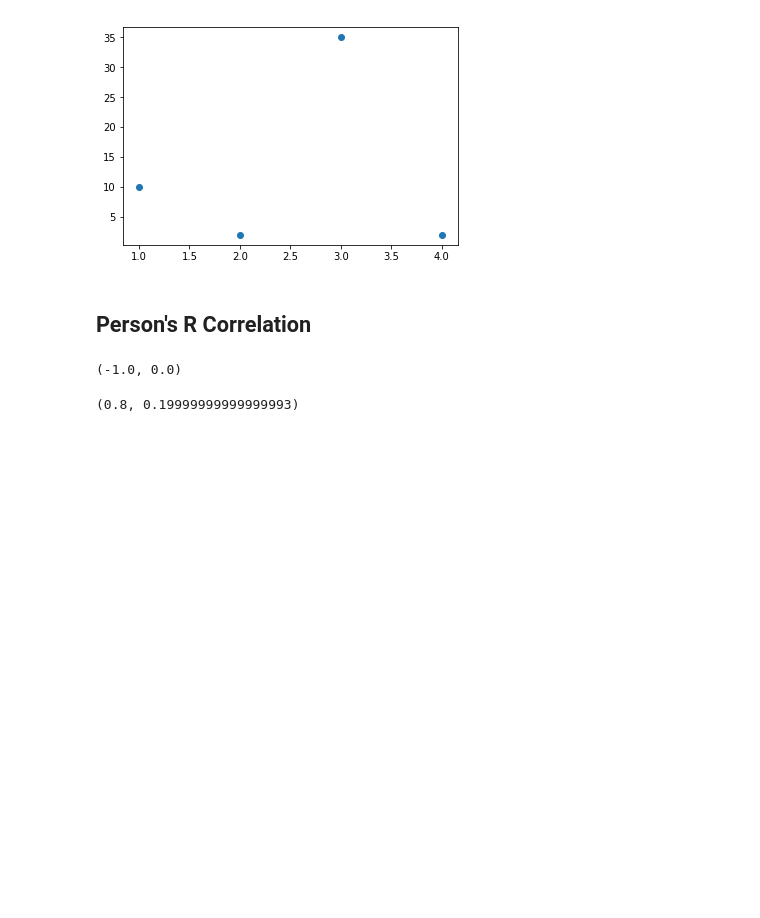
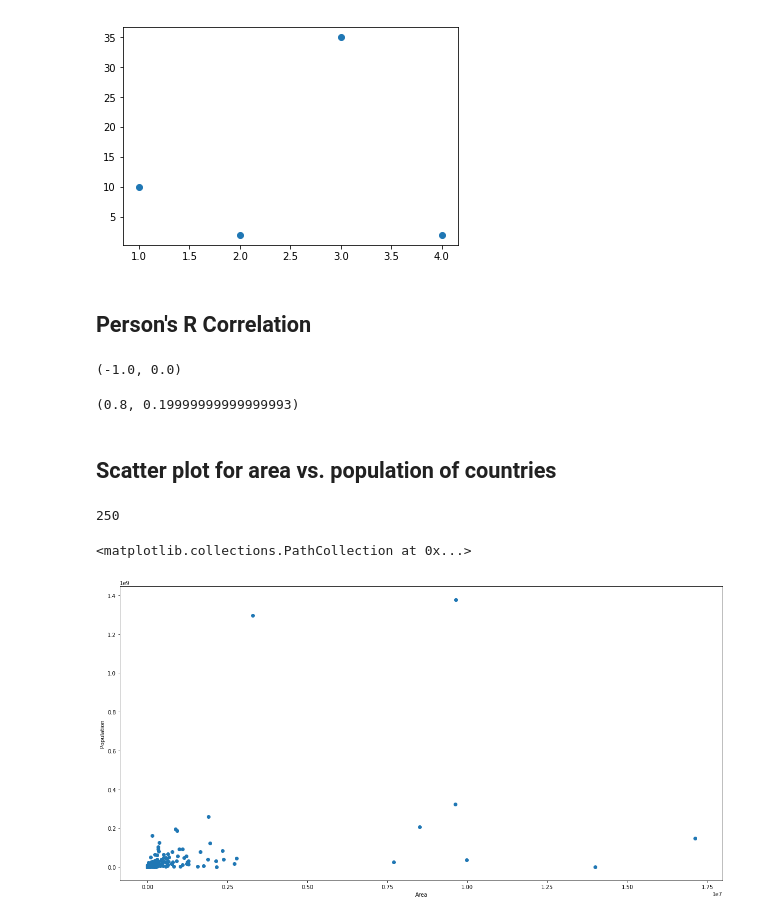
Before and after one commit to srikanth-neelam/DS_21_MAR_2019, a Jupyter notebook: statistics.ipynb, the cells around one changed output. Saved outputs shown, nothing was run; the diff lists cells and outputs as text; code cells hidden in the pictures; blank space fills up the shorter version.

```diff
--- a/statistics.ipynb
+++ b/statistics.ipynb
@@ -101,3 +99,23 @@ y = [10,30,20,40]
 ss.pearsonr(x,y)
 # %% [output]
 (0.8, 0.19999999999999993)
+# %% [markdown]
+## Scatter plot for area vs. population of countries
+# %%
+import requests
+resp = requests.get("https://restcountries.eu/rest/v2/all")
+countries = resp.json()
+print(len(countries))
+# %% [output]
+250
+# %%
+area = [c['area']  for c in countries]
+population = [c['population'] for c in countries]
+fig, ax = plt.subplots()
+ax.set_xlabel("Area")
+ax.set_ylabel("Population")
+fig.set_size_inches(20,10)
+ax.scatter(area,population)
+# %% [output]
+<matplotlib.collections.PathCollection at 0x...>
+[figure, added]
```
Also changed, not shown: parts of 1 cell of this notebook, 1 other file.
